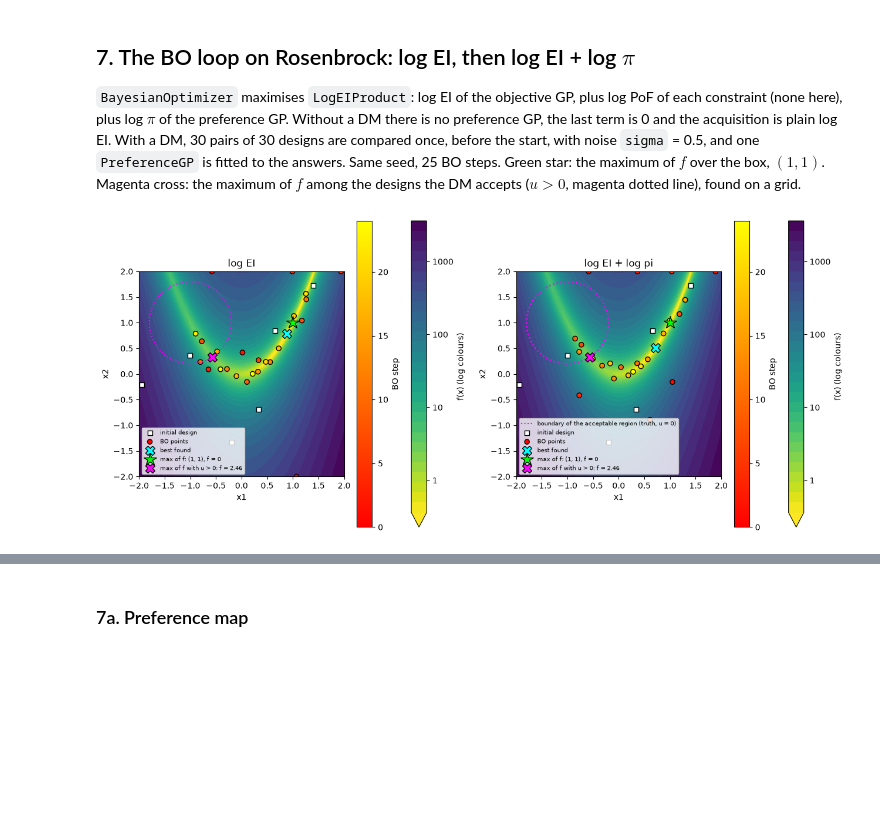
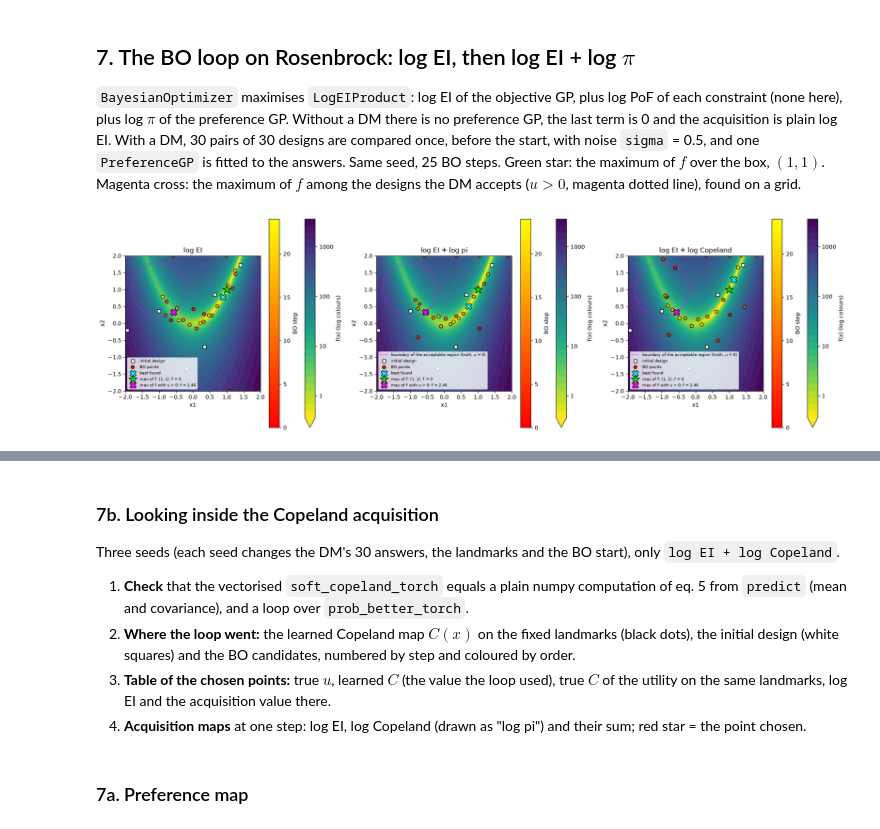
Before and after one commit to fbkruns/bothesis, a Jupyter notebook: BOproj/preference_demo.ipynb, the cells around one changed output, grey strips where cells are left out. Saved outputs shown, nothing was run; the diff lists cells and outputs as text; code cells hidden in the pictures; blank space fills up the shorter version.

Commit message:
Add soft Copeland score as preference term

```diff
--- a/BOproj/preference_demo.ipynb
+++ b/BOproj/preference_demo.ipynb
@@ -128,11 +126,11 @@ plt.show()
 # %% [markdown]
 ## 30 comparisons
 # %%
-fits = {sigma: fit(*make_comparisons(sigma, 30)) for sigma in sigmas}
-fig, axes = plt.subplots(2, 3, figsize=(16, 9.5))
-draw(axes[0, 0], utility(X_map), "true utility")
-for axis, (sigma, gp) in zip(axes.ravel()[1:], fits.items()):
-    draw(axis, gp.predict(X_map)[0], f"learned, sigma = {sigma}")
-fig.suptitle("Learned utility, 30 comparisons", fontsize=16)
-plt.tight_layout()
-plt.show()
+# fits = {sigma: fit(*make_comparisons(sigma, 30)) for sigma in sigmas}
+# fig, axes = plt.subplots(2, 3, figsize=(16, 9.5))
+# draw(axes[0, 0], utility(X_map), "true utility")
+# for axis, (sigma, gp) in zip(axes.ravel()[1:], fits.items()):
+#     draw(axis, gp.predict(X_map)[0], f"learned, sigma = {sigma}")
+# fig.suptitle("Learned utility, 30 comparisons", fontsize=16)
+# plt.tight_layout()
+# plt.show()
@@ -234,0 +230,18 @@ TypeError: relative_score() missing 1 required positional argument: 'max_u'
+# %%
+n_landmarks = 80
+landmarks = initial_design(ROSEN_BOUNDS, n_landmarks, "random", seed=5)      # fixed once: uniform in the problem's bounds
+
+true_copeland = norm.cdf((utility(X_map)[:, None] - utility(landmarks)[None, :]) / np.sqrt(2)).mean(axis=1)
+
+fig, axes = plt.subplots(2, 3, figsize=(16, 9.5))
+levels = np.linspace(0, 1, 21)
+draw(axes[0, 0], true_copeland, "truth: Copeland of u", "RdYlBu", levels)
+for axis, (sigma, gp) in zip(axes.ravel()[1:], fits.items()):
+    copeland = gp.soft_copeland_torch(X_map, landmarks).detach().numpy()
+    draw(axis, copeland, f"Copeland C(x), sigma = {sigma}", "RdYlBu", levels)
+    axis.plot(*X_map[copeland.argmax()], "*", color="lime", ms=14, mec="k")
+axes[0, 0].plot(*X_map[true_copeland.argmax()], "*", color="lime", ms=14, mec="k")
+for axis in axes.ravel():
+    axis.plot(*landmarks.T, ".", color="k", ms=3, alpha=0.5)
+plt.tight_layout()
+plt.show()
@@ -393,33 +409,36 @@ plt.show()
 # %%
 from BOproj.benchmarks import grid_optimum, neg_rosenbrock, rosenbrock
 from BOproj.bo_loop import BayesianOptimizer
 
 x_acceptable, f_acceptable = grid_optimum(neg_rosenbrock, ROSEN_BOUNDS, accept=lambda X: utility(X) > 0)   # f is maximised: f_acceptable <= 0
 n_bo_steps = 25
 plain = BayesianOptimizer(neg_rosenbrock, ROSEN_BOUNDS, seed=0).run(n_bo_steps)
 with_preference = BayesianOptimizer(neg_rosenbrock, ROSEN_BOUNDS, seed=0, comparer=NoisyPairwiseLabeler(utility, sigma=0.5),
                                     X_pref=initial_design(ROSEN_BOUNDS, 30, "lhs", seed=7)).run(n_bo_steps)
+with_copeland = BayesianOptimizer(neg_rosenbrock, ROSEN_BOUNDS, seed=0, comparer=NoisyPairwiseLabeler(utility, sigma=0.5),
+                                  X_pref=initial_design(ROSEN_BOUNDS, 30, "lhs", seed=7),
+                                  preference_score="copeland", n_landmarks=64).run(n_bo_steps)
 
 
 
 def mark_optima(axis):
     axis.plot(1, 1, "*", color="lime", ms=16, mec="k", label="max of f: (1, 1), f = 0")
     axis.plot(*x_acceptable, "X", color="magenta", ms=11, mec="k", label=f"max of f with u > 0: f = {-f_acceptable:.2f}")
     axis.legend(fontsize=7, loc="lower left")
 
 
-fig, axes = plt.subplots(1, 2, figsize=(13, 5.6))
-for axis, run, name in zip(axes, (plain, with_preference), ("log EI", "log EI + log pi")):
+fig, axes = plt.subplots(1, 3, figsize=(19, 5.6))
+for axis, run, name in zip(axes, (plain, with_preference, with_copeland), ("log EI", "log EI + log pi", "log EI + log Copeland")):
     run.plot_points(ax=axis, background=rosenbrock, background_label="f(x)", background_scale="log", title=name)
     mark_optima(axis)
 axes[0].contour(map_x1, map_x2, utility(X_map).reshape(map_x1.shape), [0], colors="magenta", linestyles=":")   # plot_points draws it itself when there is a DM
 plt.tight_layout()
 plt.show()
 print(f"max of f: 0.0000 at (1, 1);  max of f with u > 0: {-f_acceptable:.4f} at {np.round(x_acceptable, 3)}")
-for name, run in (("log EI", plain), ("log EI + log pi", with_preference)):
+for name, run in (("log EI", plain), ("log EI + log pi", with_preference), ("log EI + log Copeland", with_copeland)):
     accepted = utility(run.X) > 0
-    print(f"{name:16s} BO points with u > 0: {np.mean(accepted[run.n_init:]):4.0%};  "
+    print(f"{name:22s} BO points with u > 0: {np.mean(accepted[run.n_init:]):4.0%};  "
           f"best f among designs with u > 0: {-np.max(run.y[accepted]) if accepted.any() else float('nan'):.4f}")
 # %% [output]
-[figure, old version]
+[figure, new version]
 max of f: 0.0000 at (1, 1);  max of f with u > 0: 2.4608 at [-0.565  0.33 ]
@@ -427,0 +448,8 @@ log EI + log pi  BO points with u > 0:  12%;  best f among designs with u > 0: 3
+# %% [markdown]
+### 7b. Looking inside the Copeland acquisition
+
+Three seeds (each seed changes the DM's 30 answers, the landmarks and the BO start), only `log EI + log Copeland`.
+1. **Check** that the vectorised `soft_copeland_torch` equals a plain numpy computation of eq. 5 from `predict` (mean and covariance), and a loop over `prob_better_torch`.
+2. **Where the loop went:** the learned Copeland map $C(x)$ on the fixed landmarks (black dots), the initial design (white squares) and the BO candidates, numbered by step and coloured by order.
+3. **Table of the chosen points:** true $u$, learned $C$ (the value the loop used), true $C$ of the utility on the same landmarks, log EI and the acquisition value there.
+4. **Acquisition maps** at one step: log EI, log Copeland (drawn as "log pi") and their sum; red star = the point chosen.
```
Also changed, not shown: parts of 11 cells of this notebook, 6 other files.
